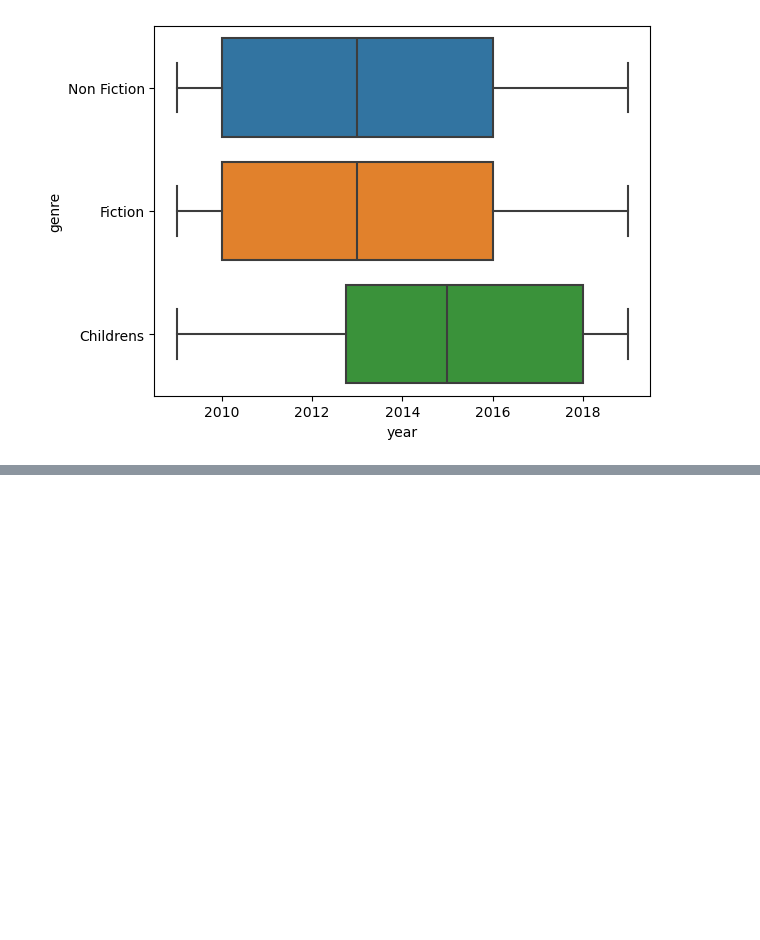
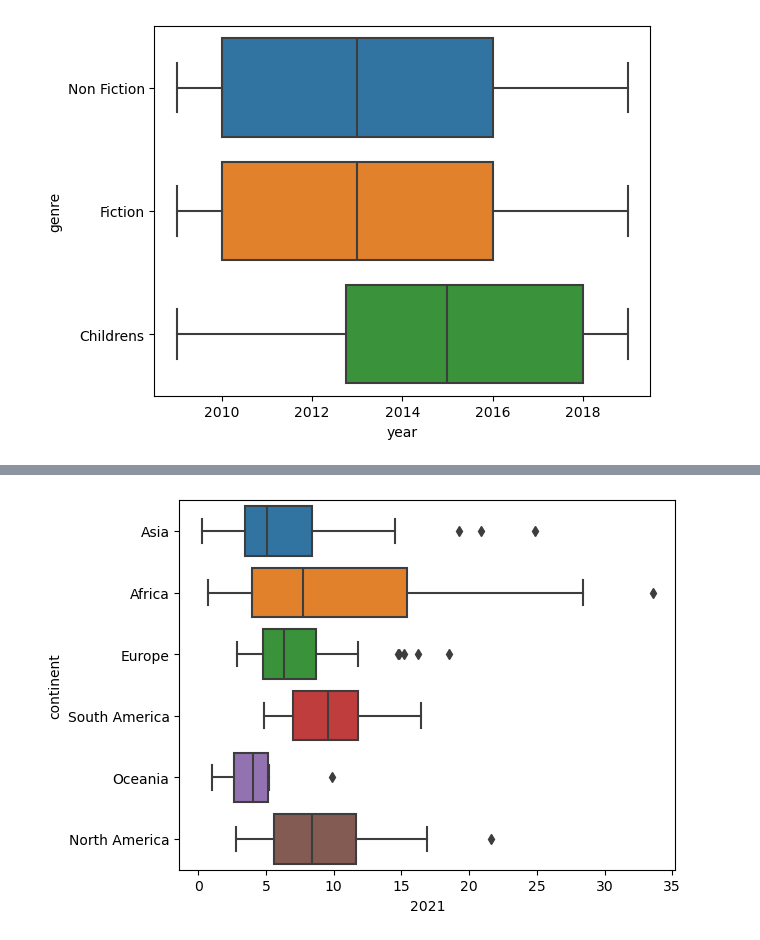
Before and after one commit to Daviedavie100/DatacampPythonDataAnalysis, a Jupyter notebook: Datacamp.ipynb, the cells around one changed output, grey strips where cells are left out. Drawn from its saved outputs; the diff is of its cells as text; code cells hidden in the pictures; blank space fills up the shorter version.

```diff
--- a/Datacamp.ipynb
+++ b/Datacamp.ipynb
@@ -1186,0 +1204,5 @@ plt.show()
+# %%
+sns.boxplot(data=df, x='2021', y='continent')
+plt.show()
+# %% [output]
+[figure, added]
```
Also changed, not shown: parts of 3 cells of this notebook.
